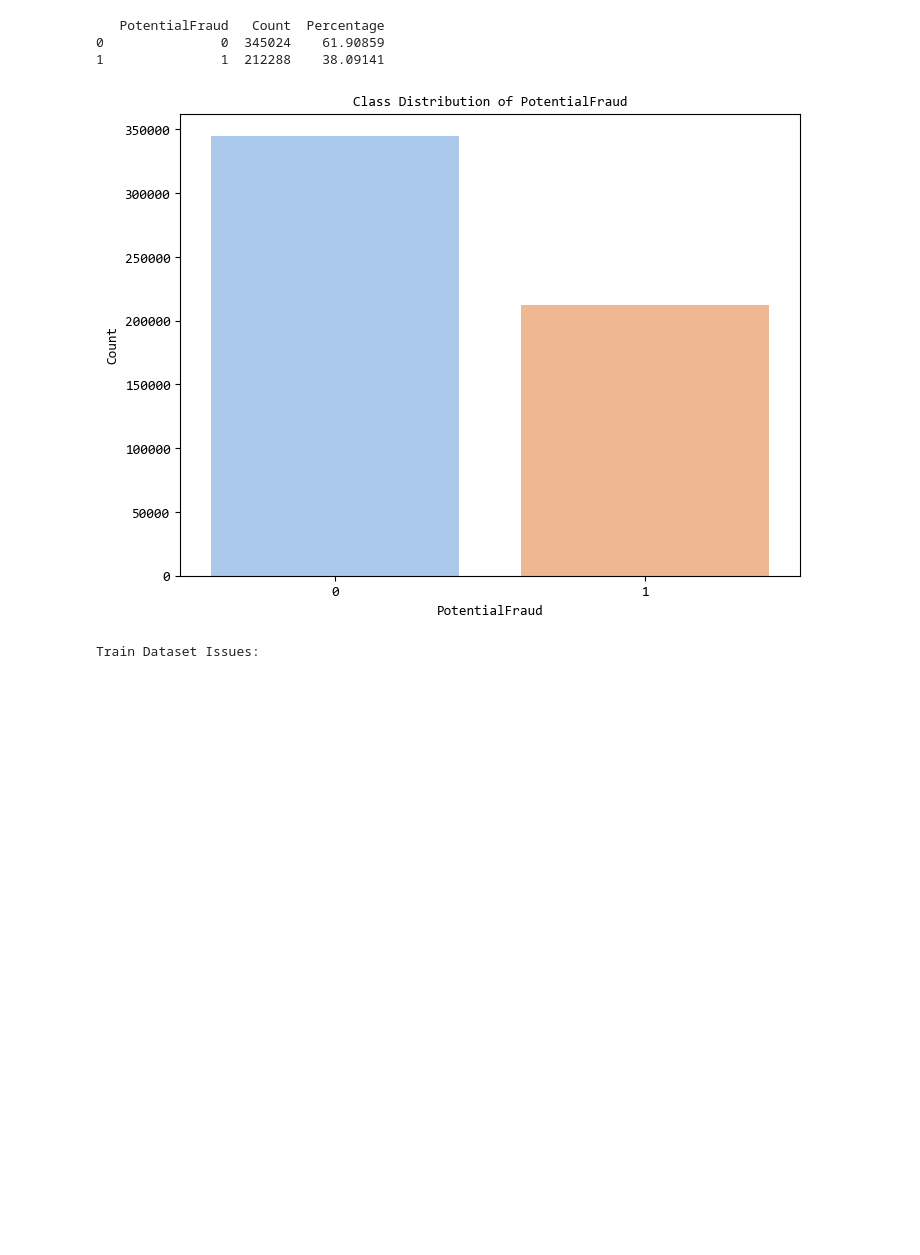
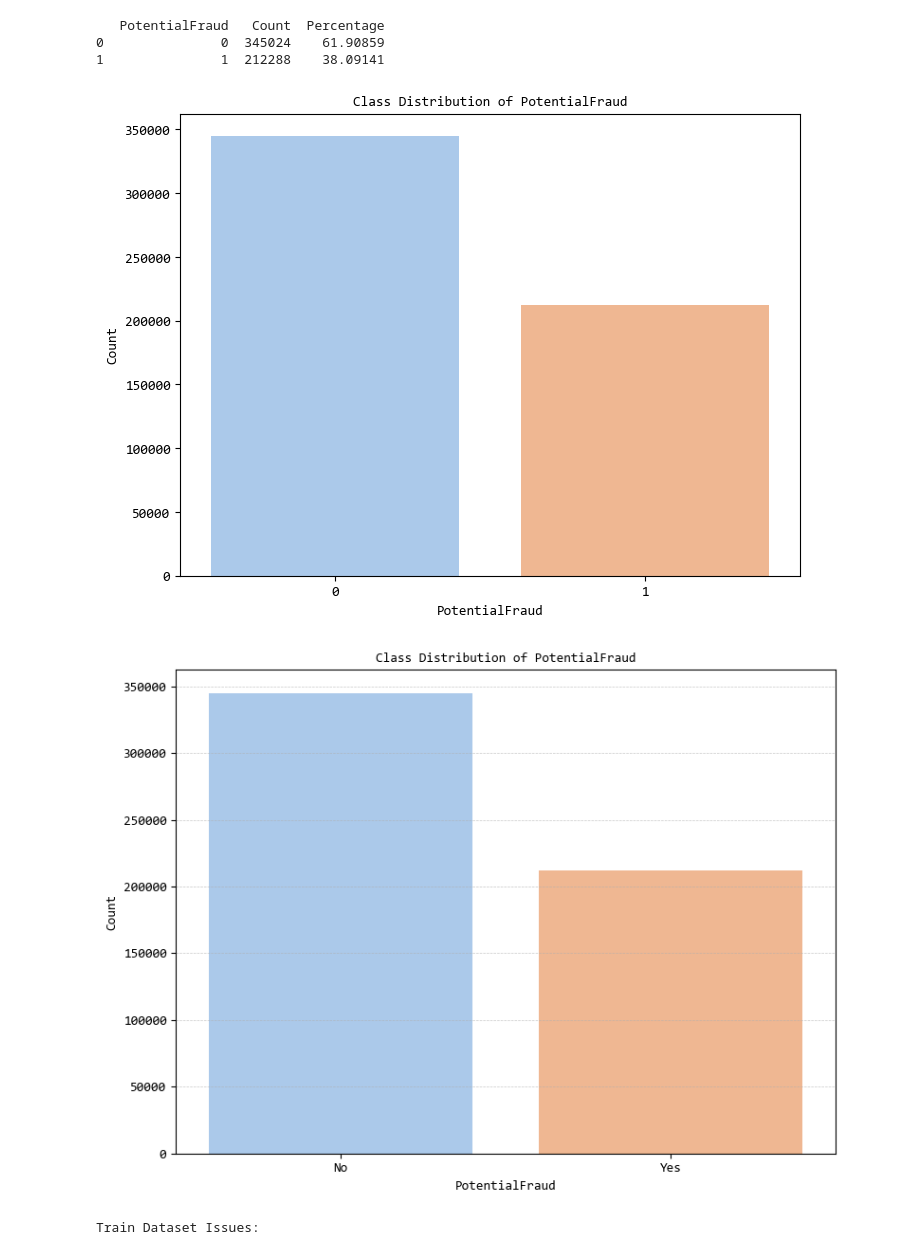
Before and after one commit to glokol22/Med-Insu-Fraud-Detection, a Jupyter notebook: model.ipynb, the cells around one changed output. Saved outputs shown, nothing was run; the diff lists cells and outputs as text; code cells hidden in the pictures; blank space fills up the shorter version.

```diff
--- a/model.ipynb
+++ b/model.ipynb
@@ -60,22 +60,43 @@ print(class_distribution)
 # %%
 import matplotlib.pyplot as plt
 import seaborn as sns
 
 # Plotting the class distribution
 plt.figure(figsize=(8,6))
 sns.countplot(x='PotentialFraud', data=train_encoded, hue='PotentialFraud', palette='pastel', legend=False)
 plt.title('Class Distribution of PotentialFraud', fontsize=10, fontname='Consolas')
 plt.xlabel('PotentialFraud', fontsize=10, fontname='Consolas')
 plt.ylabel('Count', fontsize=10, fontname='Consolas')
 
 # Customize tick parameters
 plt.xticks(fontsize=10, fontname='Consolas')
 plt.yticks(fontsize=10, fontname='Consolas')
 
 # Show plot
 plt.show()
+
+
+
+import matplotlib.pyplot as plt
+import seaborn as sns
+
+plt.figure(figsize=(8, 6))
+sns.countplot(x='PotentialFraud', data=train_encoded, hue='PotentialFraud', palette='pastel', legend=False)
+plt.title('Class Distribution of PotentialFraud', fontsize=10, fontname='Consolas')
+plt.xlabel('PotentialFraud', fontsize=10, fontname='Consolas')
+plt.ylabel('Count', fontsize=10, fontname='Consolas')
+
+plt.xticks(ticks=[0, 1], labels=['No', 'Yes'], fontsize=10, fontname='Consolas')
+plt.yticks(fontsize=10, fontname='Consolas')
+
+plt.grid(axis='y', linestyle='--', linewidth=0.5, alpha=0.7)
+
+
+plt.tight_layout()
+plt.show()
 # %% [output]
 [figure]
+[figure, added]
 # %%
 import numpy as np
 import pandas as pd
```
Also changed, not shown: parts of 12 cells of this notebook, 5 other files.
